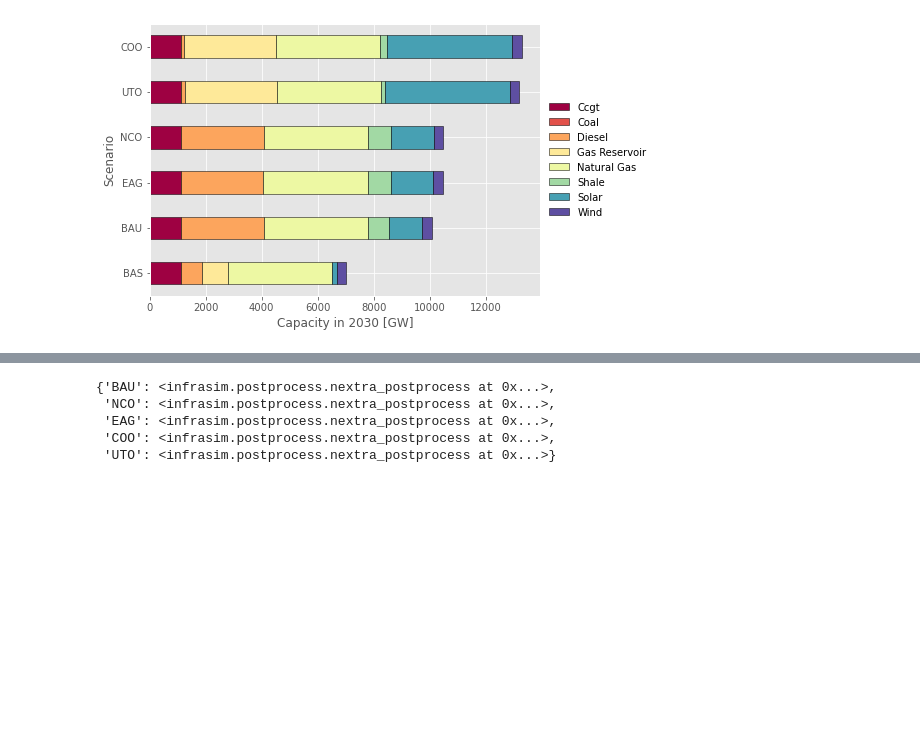
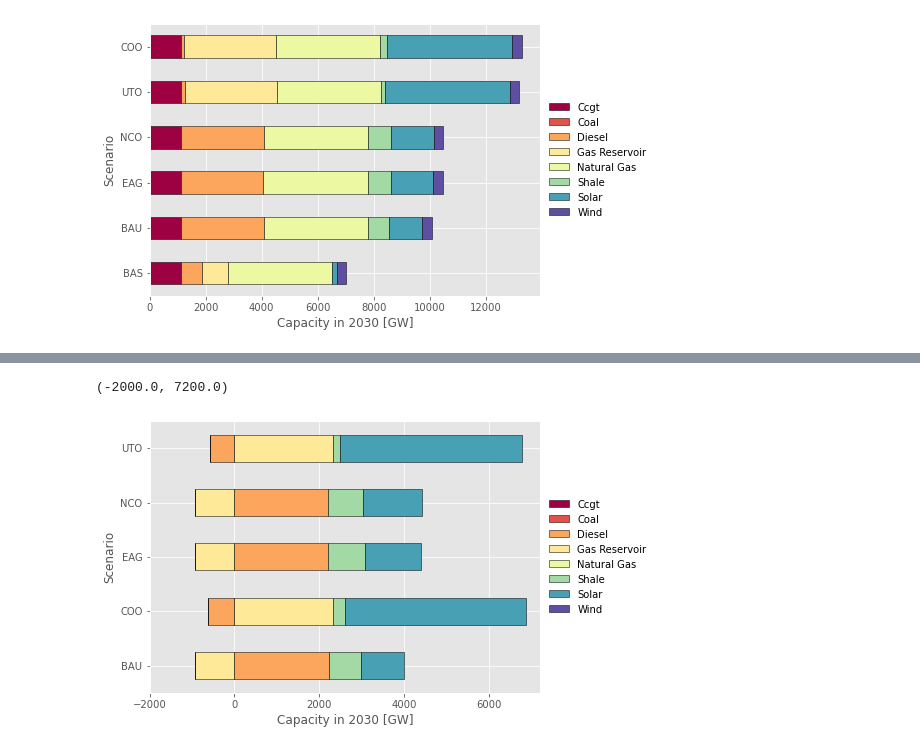
Before and after one commit to amanmajid/nextra, a Jupyter notebook: analysis/icae-results.ipynb, the cells around one changed output, grey strips where cells are left out. Cells and saved outputs as stored; diff of their text form; code cells hidden in the pictures; blank space fills up the shorter version.

```diff
--- a/analysis/icae-results.ipynb
+++ b/analysis/icae-results.ipynb
@@ -131,8 +160,14 @@ This figure shows the capacity change (GW) per scenario relative to BAS
-# %%
-results
-# %% [output]
-{'BAU': <infrasim.postprocess.nextra_postprocess at 0x...>,
- 'NCO': <infrasim.postprocess.nextra_postprocess at 0x...>,
- 'EAG': <infrasim.postprocess.nextra_postprocess at 0x...>,
- 'COO': <infrasim.postprocess.nextra_postprocess at 0x...>,
- 'UTO': <infrasim.postprocess.nextra_postprocess at 0x...>}
+# %%
+# plot
+delta = get_relative_capacities(results)
+plt.style.use('ggplot')
+f,ax = plt.subplots(ncols=1,nrows=1,figsize=(7,5))
+delta = delta.pivot_table(index=['scenario'],columns=['technology'],values='relative_change')
+delta.plot.barh(stacked=True,rot=0,ax=ax,cmap='Spectral',edgecolor='black')
+ax.set_xlabel('Capacity in 2030 [GW]')
+ax.set_ylabel('Scenario')
+ax.legend(loc='center left', bbox_to_anchor=(1.0, 0.5),frameon=False)
+ax.set_xlim([-2000,7200])
+# %% [output]
+(-2000.0, 7200.0)
+[figure, added]
```
Also changed, not shown: parts of 5 cells of this notebook.
